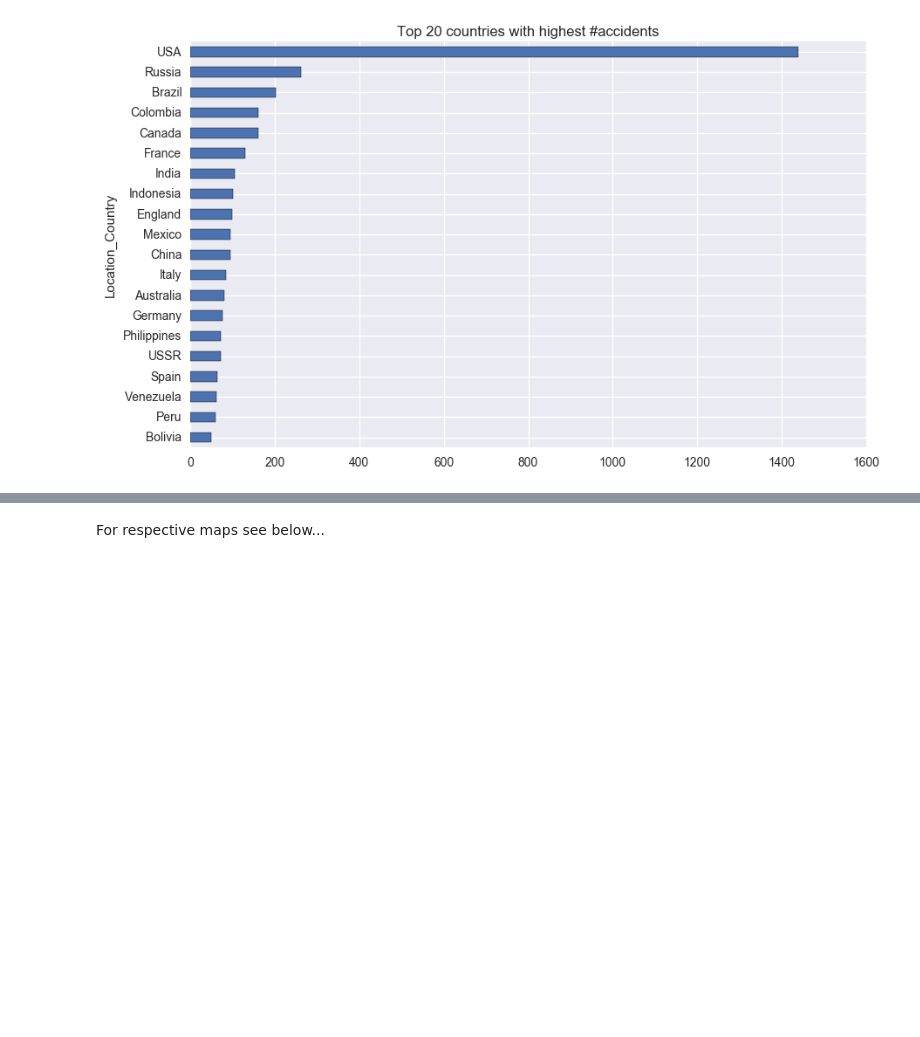
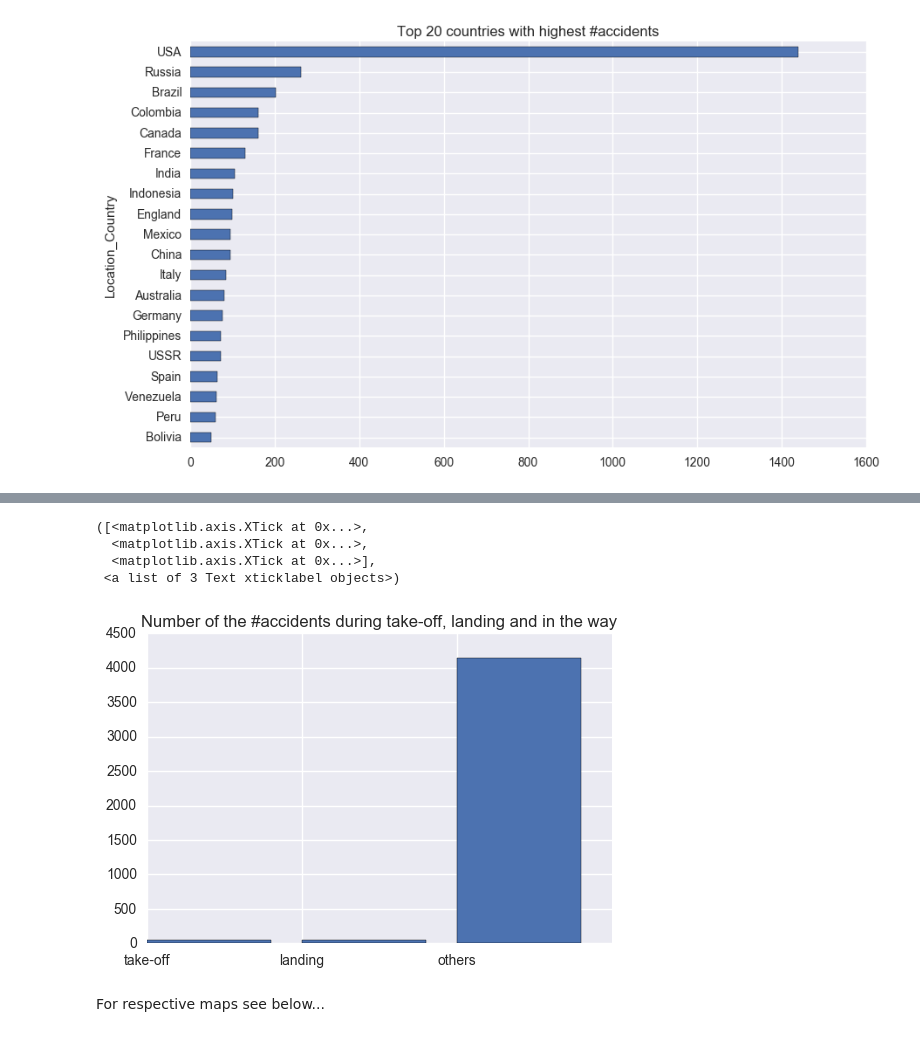
Before and after one commit to DanilBaibak/crash_planes, a Jupyter notebook: planecrashinfo.ipynb, the cells around one changed output, grey strips where cells are left out. Cells and saved outputs as stored; diff of their text form; code cells hidden in the pictures; blank space fills up the shorter version.

```diff
--- a/planecrashinfo.ipynb
+++ b/planecrashinfo.ipynb
@@ -282,3 +288,23 @@ s.plot.barh(title='Top 20 countries with highest #accidents', figsize=(10, 6))
+# %%
+take_off = len(df[df.Location == df.Origin])
+landing = len(df[df.Location == df.Destination])
+others = len(df[
+    (df.Location != df.Destination) &
+    (df.Location != df.Origin) &
+    df.Location.notnull() &
+    df.Origin.notnull() &
+    df.Destination.notnull()
+])
+
+plt.bar([1, 2, 3], [take_off, landing, others])
+plt.title('Number of the #accidents during take-off, landing and in the way')
+plt.xticks([1, 2, 3], ['take-off', 'landing', 'others'])
+# %% [output]
+([<matplotlib.axis.XTick at 0x...>,
+  <matplotlib.axis.XTick at 0x...>,
+  <matplotlib.axis.XTick at 0x...>],
+ <a list of 3 Text xticklabel objects>)
+[figure, added]
 # %% [markdown]
 For respective maps see below...
 # %% [markdown]
```
Also changed, not shown: parts of 4 cells of this notebook.
